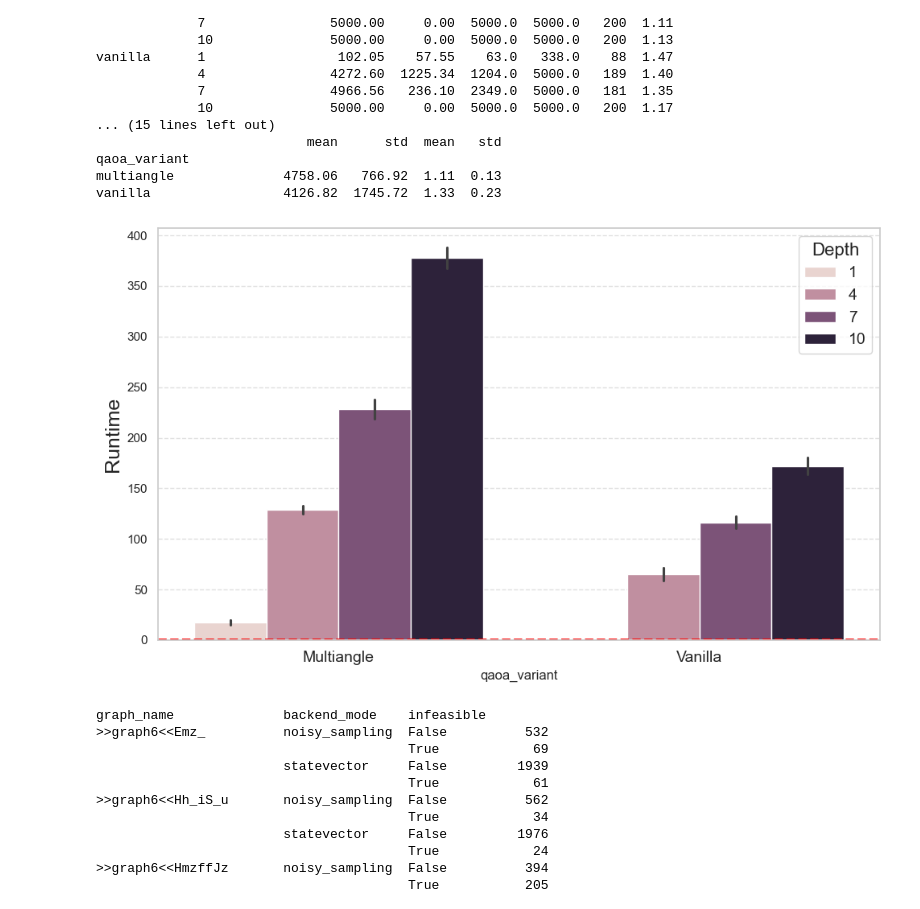
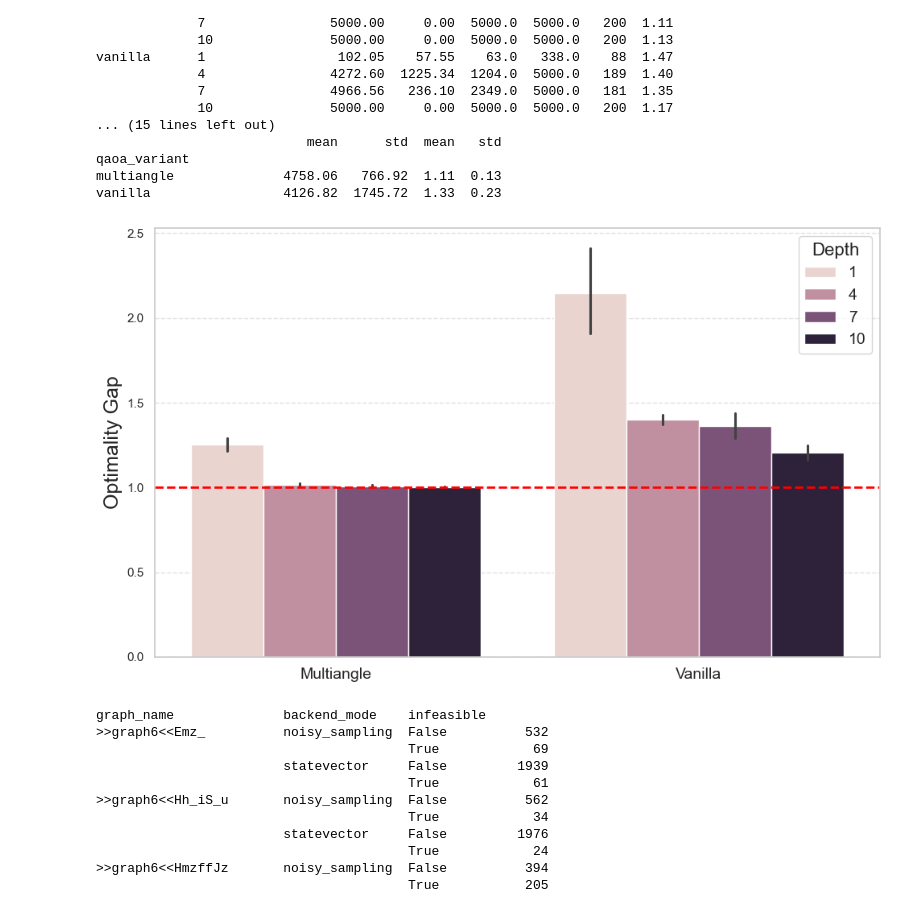
Before and after one commit to Smeidir/QAOA, a Jupyter notebook: results_visualizer.ipynb, the cells around one changed output. Drawn from its saved outputs; the diff is of its cells as text; code cells hidden in the pictures.

```diff
--- a/results_visualizer.ipynb
+++ b/results_visualizer.ipynb
@@ -1251,38 +1460,38 @@ vanilla                 4126.82  1745.72  1.33  0.23
 # %%
 
 # Filter only graph size 6 data
 results['depth'] = results['depth'].astype(int)
 df_size_6 = results[results['graph_size'] == 6].copy()
 df_size_6 = df_size_6[df_size_6['warm_start']==False]
-df_size_6 = df_size_6[df_size_6['backend_mode']=='statevector']
+#df_size_6 = df_size_6[df_size_6['infeasible']==False]
 # Create figure
 plt.figure(figsize=(10, 6))
 
 # Set theme
 sns.set_theme(style="whitegrid", palette="colorblind")
 
 # Plot data
-sns.barplot(data=df_size_6, x="qaoa_variant", y="time_elapsed", hue="depth")
+sns.barplot(data=df_size_6, x="qaoa_variant", y="ratio", hue="depth")
 
 # Add horizontal line at ratio=1
 plt.axhline(y=1, color='red', linestyle='--', linewidth=2)
 
 # Customize plot
-plt.ylabel("Runtime", fontsize=18)
+plt.ylabel("Optimality Gap", fontsize=18)
 plt.legend(title="Depth", title_fontsize=16, fontsize=14)
 plt.grid(True, axis='y', linestyle='--', alpha=0.6)
 plt.xlabel(None)
 ax = plt.gca()
 ax.set_xticklabels([label.get_text().capitalize() for label in ax.get_xticklabels()], fontsize=14)
 
 
 
 plt.tight_layout()
-plt.savefig('CS_infeasible_smallgraph_runtimes.pdf',bbox_inches='tight')
+plt.savefig('CS_infeasible_smallgraph.pdf',bbox_inches='tight')
 
 plt.show()
 # %% [output]
-[figure, old version]
+[figure, new version]
 # %%
 import matplotlib.pyplot as plt
 import seaborn as sns
```
Also changed, not shown: parts of 9 cells of this notebook, 19 other files.
